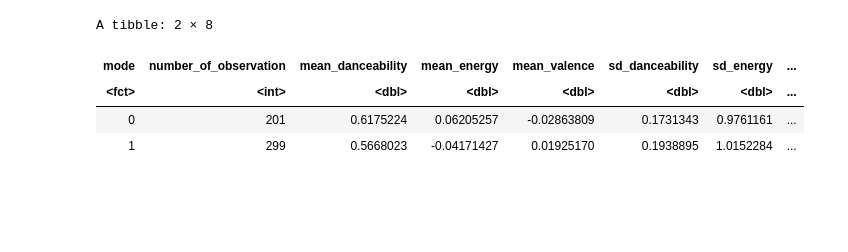
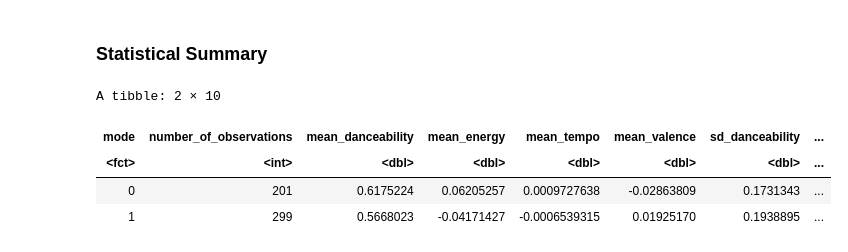
Before and after one commit to eshuaiii/dsci-100-2022w1-group-79, a Jupyter notebook: 79_project_proposal.ipynb, the cells around one changed output. Cells and saved outputs as stored; diff of their text form; code cells hidden in the pictures; blank space fills up the shorter version.

```diff
--- a/79_project_proposal.ipynb
+++ b/79_project_proposal.ipynb
@@ -40,13 +73,14 @@ A tibble: 10 × 17
 set.seed(79)
 raw_spotify <- spotify_big |> sample_n(500)
 # %%
-# clean and wrangle our training data into a tidy format
-# due to the range of different predictors, we rescaled "energy", "valence"
-# and transform "mode" into the factor type as it only has two levels
+# --- Clean and wrangle our training data into a tidy format ---
+    # due to the range of different predictors, we rescaled "energy", "tempo", and "valence"
+    # and transformed "mode" into the factor type as it only has two levels
 
 spotify_training <- raw_spotify |>
-                select(danceability, energy, valence, mode) |>
+                select(danceability, energy, tempo, valence, mode) |>
                 mutate(energy = as.numeric(scale(energy)),
+                       tempo = as.numeric(scale(tempo)),
                        valence = as.numeric(scale(valence)),
                        mode = as_factor(mode))
 head(spotify_training, 5)
@@ -62,18 +96,22 @@ A tibble: 5 × 4
+# %% [markdown]
+###  Statistical Summary
 # %%
-# An aggregate statistical summary of the training data
+# --- An aggregate statistical summary of the training data ---
 spotify_training_summary <-  spotify_training |>
                              group_by(mode) |>
-                             summarize(number_of_observation = n(),
+                             summarize(number_of_observations = n(),
                                        mean_danceability = mean(danceability),
                                        mean_energy = mean(energy),
+                                       mean_tempo = mean(tempo),
                                        mean_valence = mean(valence),
                                        sd_danceability = sd(danceability),
                                        sd_energy = sd(energy),
+                                       sd_tempo = sd(tempo),
                                        sd_valence = sd(valence))
 spotify_training_summary
 # %% [output]
-A tibble: 2 × 8
+A tibble: 2 × 10
-| mode | number_of_observation | mean_danceability | mean_energy | mean_valence | sd_danceability | sd_energy | ... |
+| mode | number_of_observations | mean_danceability | mean_energy | mean_tempo | mean_valence | sd_danceability | ... |
 | <fct> | <int> | <dbl> | <dbl> | <dbl> | <dbl> | <dbl> | ... |
-| 0 | 201 | 0.6175224 | 0.06205257 | -0.02863809 | 0.1731343 | 0.9761161 | ... |
-| 1 | 299 | 0.5668023 | -0.04171427 | 0.01925170 | 0.1938895 | 1.0152284 | ... |
+| 0 | 201 | 0.6175224 | 0.06205257 | 0.0009727638 | -0.02863809 | 0.1731343 | ... |
+| 1 | 299 | 0.5668023 | -0.04171427 | -0.0006539315 | 0.01925170 | 0.1938895 | ... |
```
Also changed, not shown: parts of 12 cells of this notebook.
